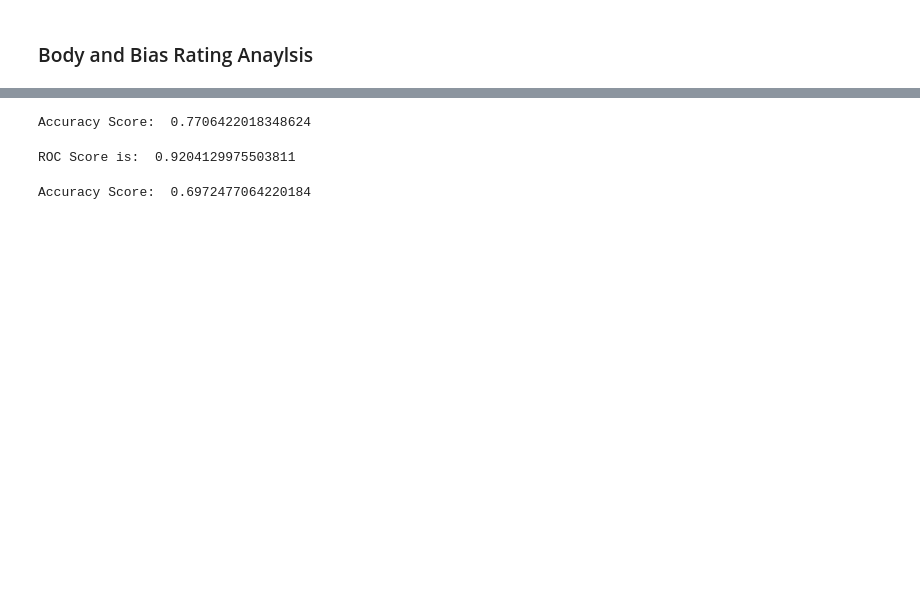
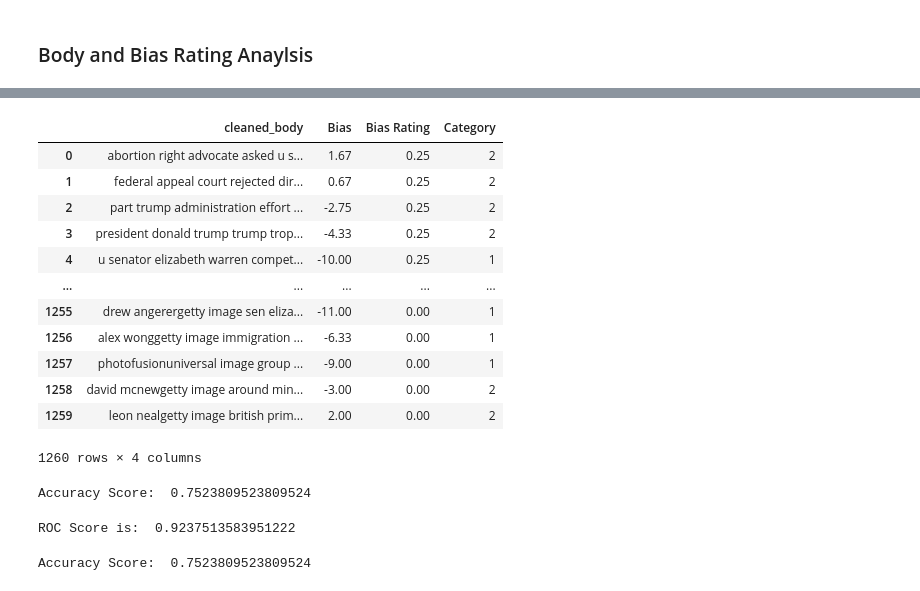
Before and after one commit to anitailango/affinity, a Jupyter notebook: backend/notebooks/Source Ratings Analysis.ipynb, the cells around one changed output, grey strips where cells are left out. Saved outputs shown, nothing was run; the diff lists cells and outputs as text; code cells hidden in the pictures; blank space fills up the shorter version.

Commit message:
added naive bayes, scaled bias ratings, changed scraped data to a txt file

```diff
--- a/backend/notebooks/Source Ratings Analysis.ipynb
+++ b/backend/notebooks/Source Ratings Analysis.ipynb
@@ -116,2 +116,8 @@ ROC Score is:  0.8673631537249689
 # %% [markdown]
 ### Body and Bias Rating Anaylsis
+# %%
+scaler = MinMaxScaler()
+# %%
+scaled_ratings = scaler.fit_transform(final_data[['Bias Rating']]) #need two sets of [] here because that selects it as a dataframe
+scaled_ratings = pd.DataFrame(scaled_ratings, columns=['Bias Rating'])
+scaled_ratings
@@ -141,6 +162,23 @@ multi_df['Category'] = pd.cut(multi_df['Bias'], bins, labels=names)
 
 multi_df = multi_df.reset_index()
 multi_df = multi_df.drop('index', axis=1)
+# %%
+multi_df['Bias Rating'] = scaled_ratings
+multi_df
+# %% [output]
+|  | cleaned_body | Bias | Bias Rating | Category |
+| 0 | abortion right advocate asked u s... | 1.67 | 0.25 | 2 |
+| 1 | federal appeal court rejected dir... | 0.67 | 0.25 | 2 |
+| 2 | part trump administration effort ... | -2.75 | 0.25 | 2 |
+| 3 | president donald trump trump trop... | -4.33 | 0.25 | 2 |
+| 4 | u senator elizabeth warren compet... | -10.00 | 0.25 | 1 |
+| ... | ... | ... | ... | ... |
+| 1255 | drew angerergetty image sen eliza... | -11.00 | 0.00 | 1 |
+| 1256 | alex wonggetty image immigration ... | -6.33 | 0.00 | 1 |
+| 1257 | photofusionuniversal image group ... | -9.00 | 0.00 | 1 |
+| 1258 | david mcnewgetty image around min... | -3.00 | 0.00 | 2 |
+| 1259 | leon nealgetty image british prim... | 2.00 | 0.00 | 2 |
+1260 rows × 4 columns
 # %%
 tfidf_transformer = TfidfVectorizer(max_features = 800)
 tfidf = tfidf_transformer.fit_transform(multi_df['cleaned_body'])
@@ -156,28 +194,28 @@ regressor = LogisticRegression(max_iter=200)
 # Training Model
 regressor.fit(X_train, y_train)
 # Making Predictions
-y_pred2 = regressor.predict(X_test)
+y_pred4 = regressor.predict(X_test)
 # Evaluating
-print("Accuracy Score: ", accuracy_score(y_test, y_pred2))
+print("Accuracy Score: ", accuracy_score(y_test, y_pred4))
 # %% [output]
-Accuracy Score:  0.7706422018348624
+Accuracy Score:  0.7523809523809524
 # %%
 y_probs = regressor.predict_proba(X_test)
 roc_auc = roc_auc_score(y_test, y_probs, average="macro", multi_class="ovo")
 print('ROC Score is: ', roc_auc)
 # %% [output]
-ROC Score is:  0.9204129975503811
+ROC Score is:  0.9237513583951222
 # %%
 # Defining Model
 clf = SVC(probability=True)
 # Training Model
 clf.fit(X_train, y_train)
 # Making Predictions
-y_pred3 = clf.predict(X_test)
+y_pred5 = clf.predict(X_test)
 # Evaluating
-print("Accuracy Score: ", accuracy_score(y_test, y_pred3))
+print("Accuracy Score: ", accuracy_score(y_test, y_pred5))
 # %% [output]
-Accuracy Score:  0.6972477064220184
+Accuracy Score:  0.7523809523809524
 # %%
 y_probs = clf.predict_proba(X_test)
 roc_auc = roc_auc_score(y_test, y_probs, average="macro", multi_class="ovo")
```
Also changed, not shown: parts of 13 cells of this notebook, 3 other files.
